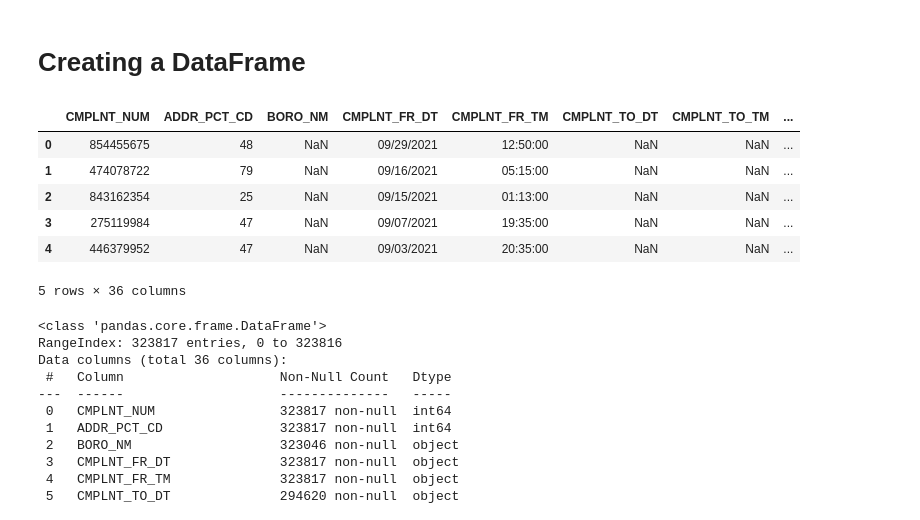
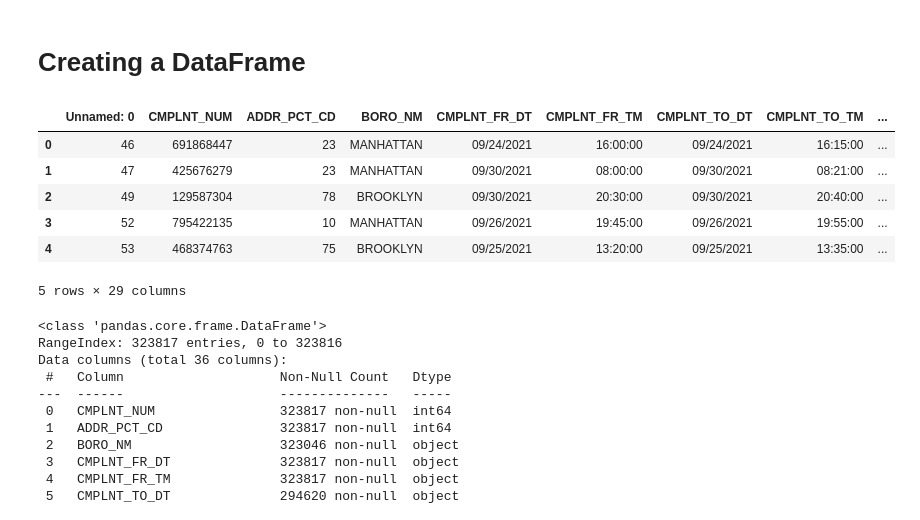
Before and after one commit to Hoots-25/NYPD_Analysis, a Jupyter notebook: NYPD_Complaints.ipynb, the cells around one changed output. Cells and saved outputs as stored; diff of their text form; code cells hidden in the pictures.

```diff
--- a/NYPD_Complaints.ipynb
+++ b/NYPD_Complaints.ipynb
@@ -3,25 +3,25 @@
 # %%
 # Import our dependencies
 import pandas as pd
 from sklearn.model_selection import train_test_split
 from sklearn.preprocessing import StandardScaler,OneHotEncoder
 import tensorflow as tf
 from sklearn.metrics import balanced_accuracy_score
 from sklearn.metrics import confusion_matrix
 from imblearn.metrics import classification_report_imbalanced
 
 #  Import and read the data
-NYPD_complaints_df = pd.read_csv("Resources/NYPD_Complaint_Data.csv")
-# NYPD_complaints_df = pd.read_csv("Resources/violent_crime.csv")
+#NYPD_complaints_df = pd.read_csv("./Resources/NYPD_Complaint_Data.csv")
+NYPD_complaints_df = pd.read_csv("Resources/violent_crime.csv")
 NYPD_complaints_df.head()
 # %% [output]
-|  | CMPLNT_NUM | ADDR_PCT_CD | BORO_NM | CMPLNT_FR_DT | CMPLNT_FR_TM | CMPLNT_TO_DT | CMPLNT_TO_TM | ... |
-| 0 | 854455675 | 48 | NaN | 09/29/2021 | 12:50:00 | NaN | NaN | ... |
-| 1 | 474078722 | 79 | NaN | 09/16/2021 | 05:15:00 | NaN | NaN | ... |
-| 2 | 843162354 | 25 | NaN | 09/15/2021 | 01:13:00 | NaN | NaN | ... |
-| 3 | 275119984 | 47 | NaN | 09/07/2021 | 19:35:00 | NaN | NaN | ... |
-| 4 | 446379952 | 47 | NaN | 09/03/2021 | 20:35:00 | NaN | NaN | ... |
+|  | Unnamed: 0 | CMPLNT_NUM | ADDR_PCT_CD | BORO_NM | CMPLNT_FR_DT | CMPLNT_FR_TM | CMPLNT_TO_DT | CMPLNT_TO_TM | ... |
+| 0 | 46 | 691868447 | 23 | MANHATTAN | 09/24/2021 | 16:00:00 | 09/24/2021 | 16:15:00 | ... |
+| 1 | 47 | 425676279 | 23 | MANHATTAN | 09/30/2021 | 08:00:00 | 09/30/2021 | 08:21:00 | ... |
+| 2 | 49 | 129587304 | 78 | BROOKLYN | 09/30/2021 | 20:30:00 | 09/30/2021 | 20:40:00 | ... |
+| 3 | 52 | 795422135 | 10 | MANHATTAN | 09/26/2021 | 19:45:00 | 09/26/2021 | 19:55:00 | ... |
+| 4 | 53 | 468374763 | 75 | BROOKLYN | 09/25/2021 | 13:20:00 | 09/25/2021 | 13:35:00 | ... |
-5 rows × 36 columns
+5 rows × 29 columns
 # %%
 # Get the datatypes and Null Values for each column
 NYPD_complaints_df.info()
```
Also changed, not shown: parts of 6 cells of this notebook.
